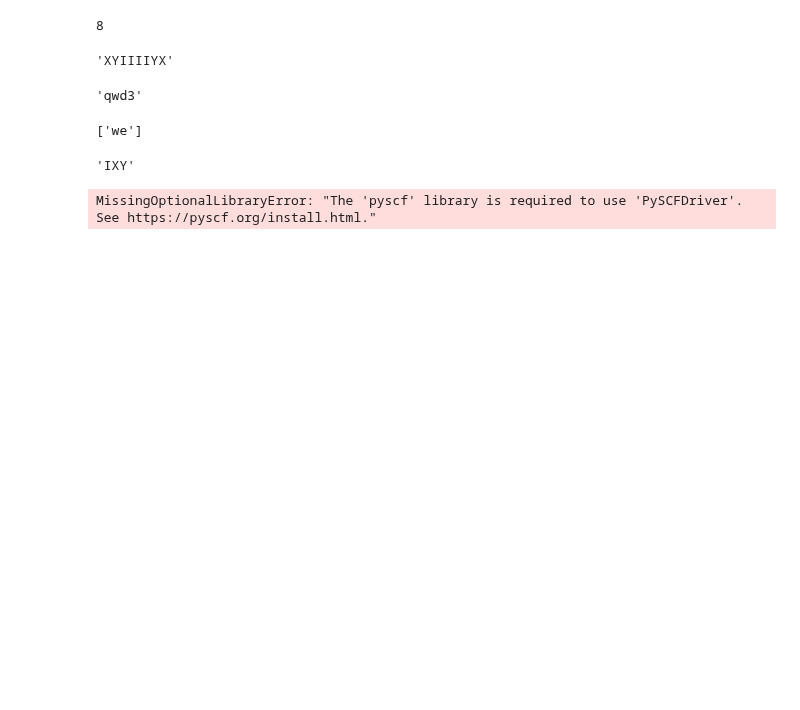
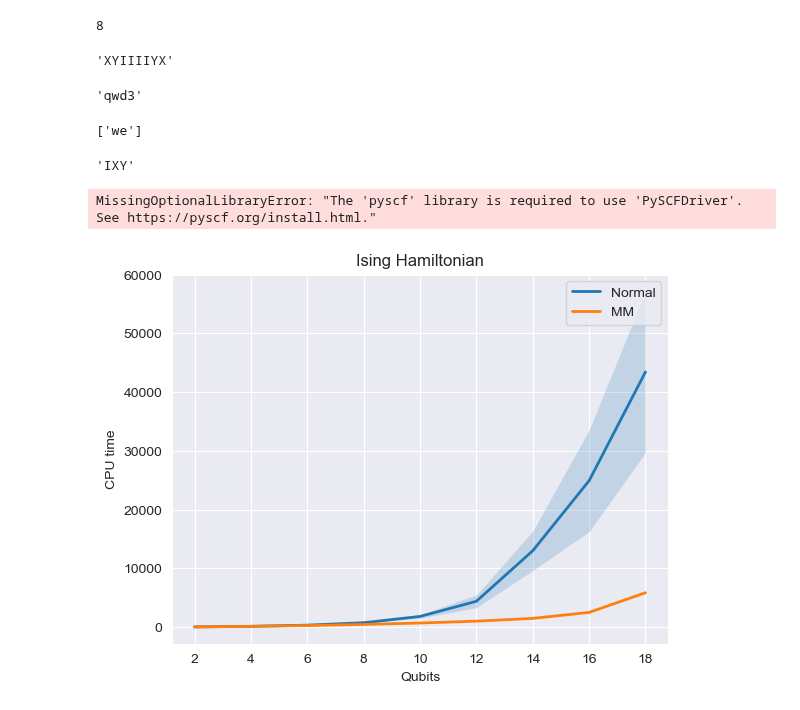
Before and after one commit to chichun-chen/Measurement_Memory, a Jupyter notebook: Numerical experments.ipynb, the cells around one changed output. Saved outputs shown, nothing was run; the diff lists cells and outputs as text; code cells hidden in the pictures; blank space fills up the shorter version.

```diff
--- a/Numerical experments.ipynb
+++ b/Numerical experments.ipynb
@@ -660,0 +692,25 @@ MissingOptionalLibraryError: "The 'pyscf' library is required to use 'PySCFDrive
+# %%
+import numpy as np
+import matplotlib.pyplot as plt
+import seaborn as sns
+
+yn = np.array([np.mean(Ising_normal[i]) for i in range(9)])
+yn_std = np.array([np.std(Ising_normal[i]) for i in range(9)])
+ym = np.array([np.mean(Ising_MM[i]) for i in range(9)])
+ym_std = np.array([np.std(Ising_MM[i]) for i in range(9)])
+
+
+clrs = sns.color_palette("husl", 5)
+with sns.axes_style("darkgrid"):
+    plt.plot(Ni, yn, label="Normal",linewidth=2)
+    plt.fill_between(Ni, yn-yn_std, yn+yn_std, alpha=0.2)
+    plt.plot(Ni, ym, label="MM", linewidth=2)
+    plt.fill_between(Ni, ym-ym_std, ym+ym_std, alpha=0.2)
+
+    plt.legend()
+    plt.ylabel("CPU time")
+    plt.xlabel("Qubits")
+    plt.title("Ising Hamiltonian")
+    plt.show()
+# %% [output]
+[figure, added]
```
Also changed, not shown: parts of 5 cells of this notebook, 57 other files.
